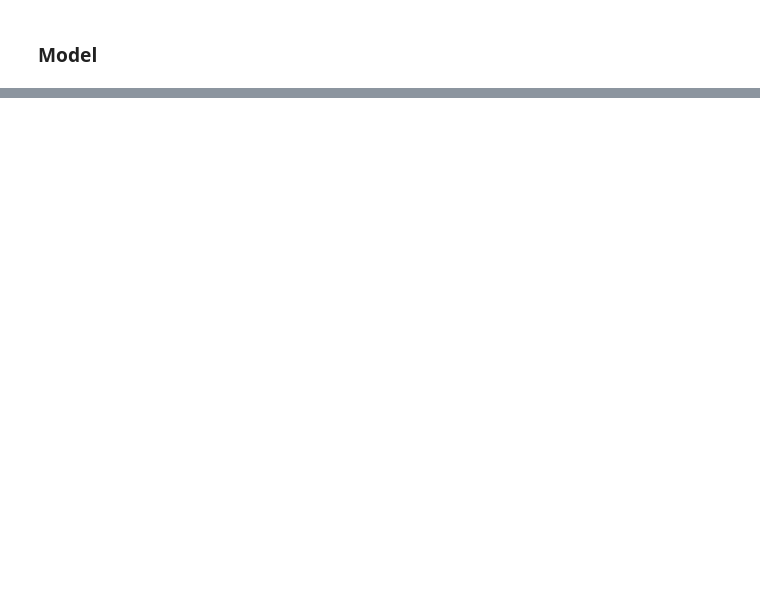
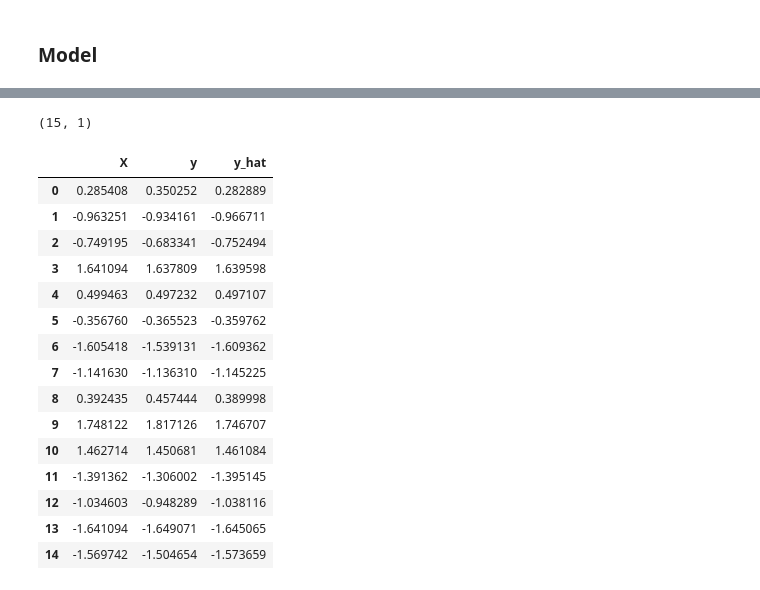
Before and after one commit to Ibraheem101/mlops, a Jupyter notebook: linear_regression.ipynb, the cells around one changed output, grey strips where cells are left out. Drawn from its saved outputs; the diff is of its cells as text; code cells hidden in the pictures; blank space fills up the shorter version.

```diff
--- a/linear_regression.ipynb
+++ b/linear_regression.ipynb
@@ -446,5 +446,10 @@ torch.Size([3, 1])
 # %%
 # Create linear regression class that inherits from nn.Module class
 class LinearRegression(nn.Module):
-  def __init__(self, x_in)
+  def __init__(self, input_dim, output_dim):
     super(LinearRegression, self).__init__()
+    self.fc1 = nn.Linear(input_dim, output_dim)
+
+  def forward(self, x_in):
+    y_pred = self.fc1(x_in)
+    return y_pred
@@ -450,0 +549,26 @@ class LinearRegression(nn.Module):
+# %%
+X_test_scaled_p.detach().numpy().shape
+# %% [output]
+(15, 1)
+# %%
+test_pred_df = pd.DataFrame(X_test_scaled_p.detach().numpy(), columns = ['X'])
+test_pred_df['y'] = y_test_scaled_p.detach().numpy()
+test_pred_df['y_hat'] =  pred_test.detach().numpy()
+test_pred_df
+# %% [output]
+|  | X | y | y_hat |
+| 0 | 0.285408 | 0.350252 | 0.282889 |
+| 1 | -0.963251 | -0.934161 | -0.966711 |
+| 2 | -0.749195 | -0.683341 | -0.752494 |
+| 3 | 1.641094 | 1.637809 | 1.639598 |
+| 4 | 0.499463 | 0.497232 | 0.497107 |
+| 5 | -0.356760 | -0.365523 | -0.359762 |
+| 6 | -1.605418 | -1.539131 | -1.609362 |
+| 7 | -1.141630 | -1.136310 | -1.145225 |
+| 8 | 0.392435 | 0.457444 | 0.389998 |
+| 9 | 1.748122 | 1.817126 | 1.746707 |
+| 10 | 1.462714 | 1.450681 | 1.461084 |
+| 11 | -1.391362 | -1.306002 | -1.395145 |
+| 12 | -1.034603 | -0.948289 | -1.038116 |
+| 13 | -1.641094 | -1.649071 | -1.645065 |
+| 14 | -1.569742 | -1.504654 | -1.573659 |
```
Also changed, not shown: parts of 22 cells of this notebook.
